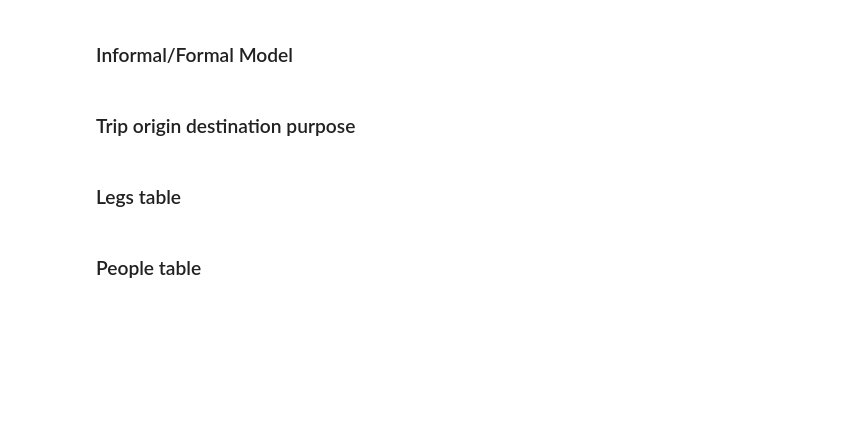
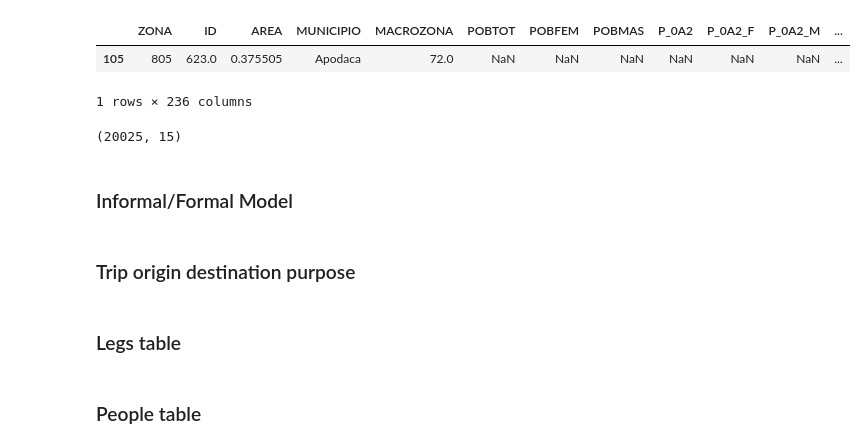
Before and after one commit to CentroFuturoCiudades/population-synthesis, a Jupyter notebook: notebooks/OD_Survey.ipynb, the cells around one changed output. Drawn from its saved outputs; the diff is of its cells as text; code cells hidden in the pictures; blank space fills up the shorter version.

```diff
--- a/notebooks/OD_Survey.ipynb
+++ b/notebooks/OD_Survey.ipynb
@@ -170,3 +152,11 @@ memory usage: 9.3+ MB
+# %%
+import fiona
+layers = fiona.listlayers('taz_census.gpkg')
+
+taz_census = []
+for layer in layers:
+    taz_census.append(gpd.read_file('taz_census.gpkg', layer=layer))
+taz_census = pd.concat(taz_census)
 # %%
 households_models.to_csv('../output/od_households.csv', index=False)
 people_models.to_csv('../output/od_people.csv', index=False)
@@ -174,3 +250,13 @@ trips_models.to_csv('../output/od_trips.csv', index=False)
+# %%
+taz_census.query("ZONA==805")
+# %% [output]
+|  | ZONA | ID | AREA | MUNICIPIO | MACROZONA | POBTOT | POBFEM | POBMAS | P_0A2 | P_0A2_F | P_0A2_M | ... |
+| 105 | 805 | 623.0 | 0.375505 | Apodaca | 72.0 | NaN | NaN | NaN | NaN | NaN | NaN | ... |
+1 rows × 236 columns
+# %%
+households_models_2.shape
+# %% [output]
+(20025, 15)
 # %% [markdown]
 ### Informal/Formal Model
 # %%
```
Also changed, not shown: parts of 12 cells of this notebook, 1 other file.
